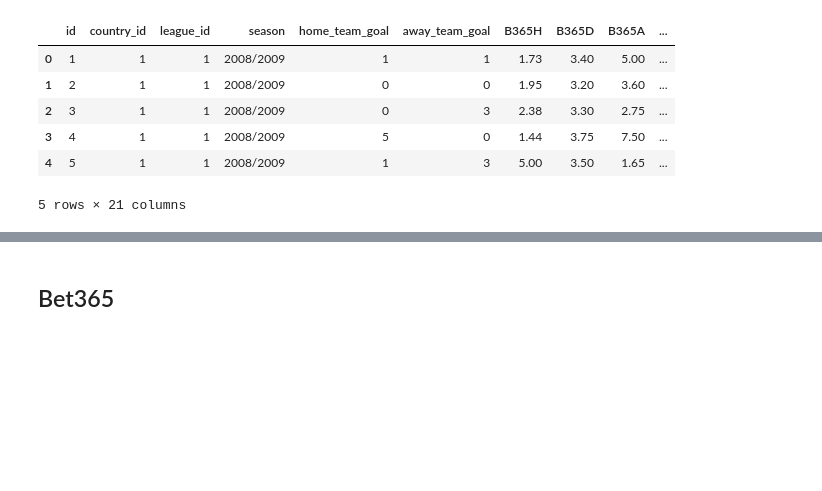
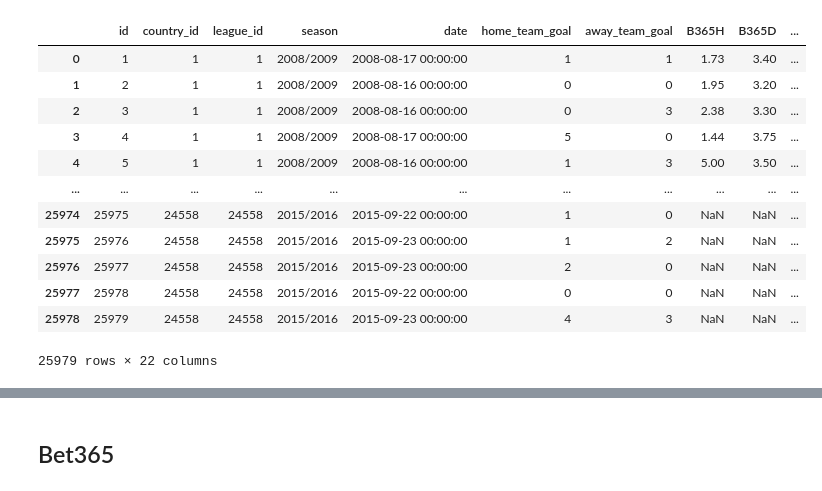
Before and after one commit to com-480-data-visualization/com-480-project-coviz-19, a Jupyter notebook: notebooks/map_viz/map_viz.ipynb, the cells around one changed output, grey strips where cells are left out. Cells and saved outputs as stored; diff of their text form; code cells hidden in the pictures; blank space fills up the shorter version.

```diff
--- a/notebooks/map_viz/map_viz.ipynb
+++ b/notebooks/map_viz/map_viz.ipynb
@@ -3,14 +3,20 @@ import pandas as pd
 import numpy as np
 import matplotlib.pyplot as plt
 # %%
-df = pd.read_csv("../../data/Dataset3/data.csv")
+df = pd.read_csv("../../data/Dataset3/data1.csv")
 # %%
-df.head()
+df
 # %% [output]
-|  | id | country_id | league_id | season | home_team_goal | away_team_goal | B365H | B365D | B365A | ... |
-| 0 | 1 | 1 | 1 | 2008/2009 | 1 | 1 | 1.73 | 3.40 | 5.00 | ... |
-| 1 | 2 | 1 | 1 | 2008/2009 | 0 | 0 | 1.95 | 3.20 | 3.60 | ... |
-| 2 | 3 | 1 | 1 | 2008/2009 | 0 | 3 | 2.38 | 3.30 | 2.75 | ... |
-| 3 | 4 | 1 | 1 | 2008/2009 | 5 | 0 | 1.44 | 3.75 | 7.50 | ... |
-| 4 | 5 | 1 | 1 | 2008/2009 | 1 | 3 | 5.00 | 3.50 | 1.65 | ... |
+|  | id | country_id | league_id | season | date | home_team_goal | away_team_goal | B365H | B365D | ... |
+| 0 | 1 | 1 | 1 | 2008/2009 | 2008-08-17 00:00:00 | 1 | 1 | 1.73 | 3.40 | ... |
+| 1 | 2 | 1 | 1 | 2008/2009 | 2008-08-16 00:00:00 | 0 | 0 | 1.95 | 3.20 | ... |
+| 2 | 3 | 1 | 1 | 2008/2009 | 2008-08-16 00:00:00 | 0 | 3 | 2.38 | 3.30 | ... |
+| 3 | 4 | 1 | 1 | 2008/2009 | 2008-08-17 00:00:00 | 5 | 0 | 1.44 | 3.75 | ... |
+| 4 | 5 | 1 | 1 | 2008/2009 | 2008-08-16 00:00:00 | 1 | 3 | 5.00 | 3.50 | ... |
+| ... | ... | ... | ... | ... | ... | ... | ... | ... | ... | ... |
+| 25974 | 25975 | 24558 | 24558 | 2015/2016 | 2015-09-22 00:00:00 | 1 | 0 | NaN | NaN | ... |
+| 25975 | 25976 | 24558 | 24558 | 2015/2016 | 2015-09-23 00:00:00 | 1 | 2 | NaN | NaN | ... |
+| 25976 | 25977 | 24558 | 24558 | 2015/2016 | 2015-09-23 00:00:00 | 2 | 0 | NaN | NaN | ... |
+| 25977 | 25978 | 24558 | 24558 | 2015/2016 | 2015-09-22 00:00:00 | 0 | 0 | NaN | NaN | ... |
+| 25978 | 25979 | 24558 | 24558 | 2015/2016 | 2015-09-23 00:00:00 | 4 | 3 | NaN | NaN | ... |
-5 rows × 21 columns
+25979 rows × 22 columns
```
Also changed, not shown: parts of 33 cells of this notebook, 11 other files.
